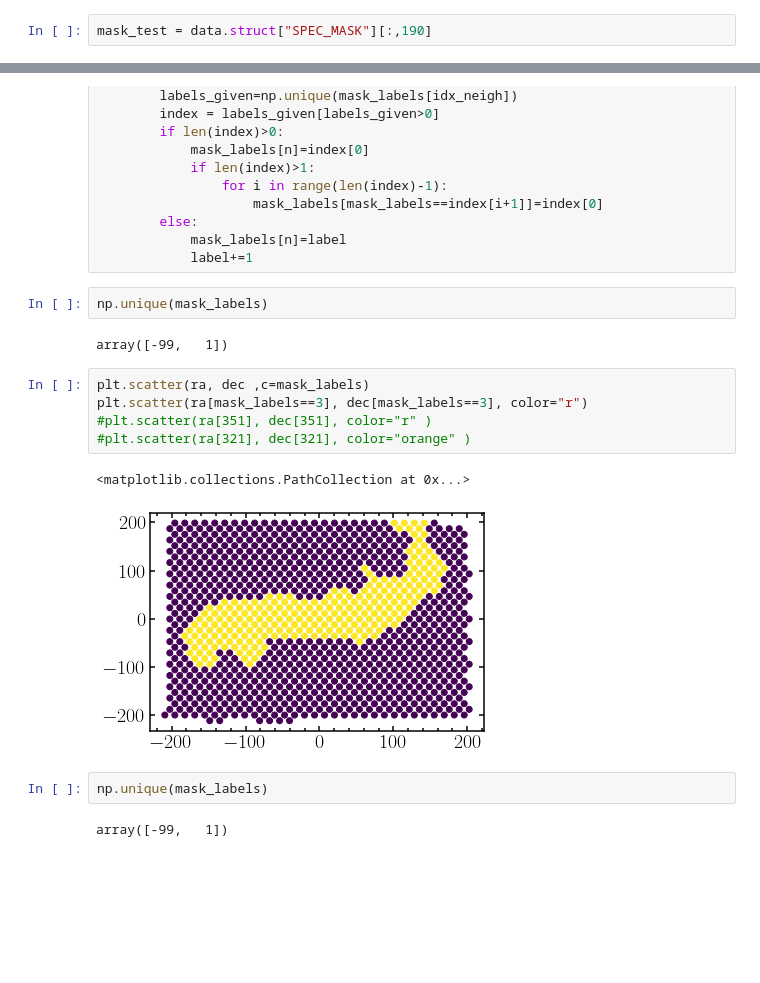
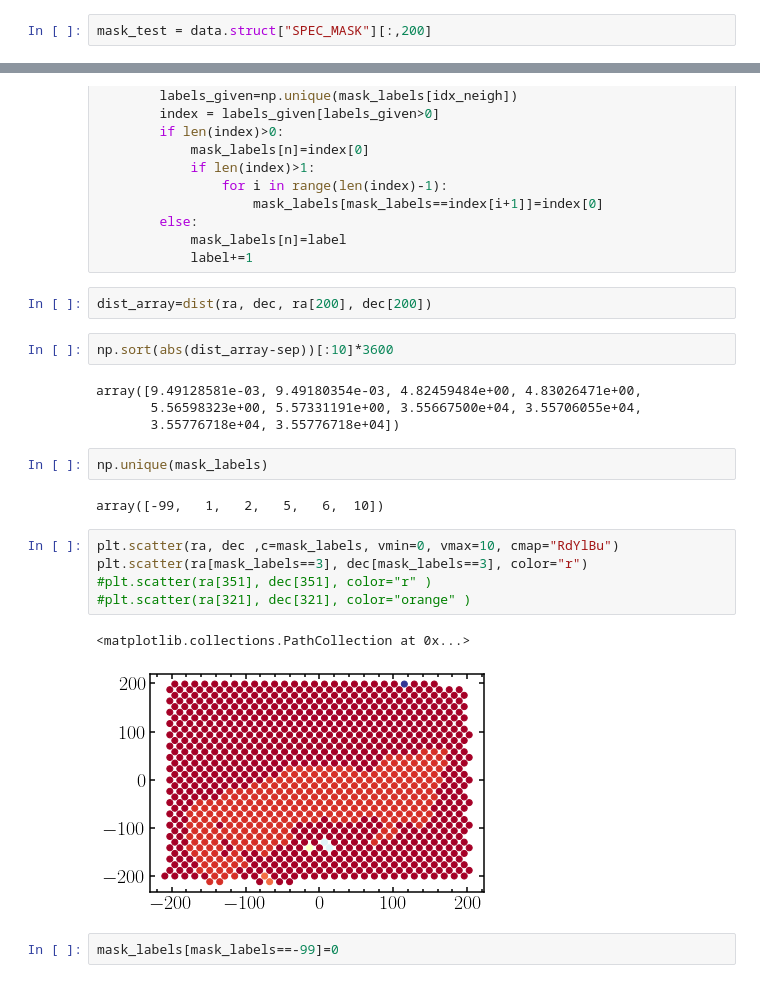
Before and after one commit to AG-Bigiel/PyStructure-dev, a Jupyter notebook: PyStructure_v3/Improve_PyStructure.ipynb, the cells around one changed output, grey strips where cells are left out. Cells and saved outputs as stored; diff of their text form; blank space fills up the shorter version.

```diff
--- a/PyStructure_v3/Improve_PyStructure.ipynb
+++ b/PyStructure_v3/Improve_PyStructure.ipynb
@@ -68,7 +64,7 @@ plt.plot(data.struct["SPEC_VAL_12CO21"][422,:])
 [<matplotlib.lines.Line2D at 0x...>]
 [figure]
 # %%
-mask_test = data.struct["SPEC_MASK"][:,190]
+mask_test = data.struct["SPEC_MASK"][:,200]
 # %%
 def dist(ra, dec, ra_c, dec_c):
     return np.sqrt((ra-ra_c)**2+(dec-dec_c)**2)
@@ -96,19 +92,25 @@ for n in range(len(mask_labels)):
         else:
             mask_labels[n]=label
             label+=1
+# %%
+dist_array=dist(ra, dec, ra[200], dec[200])
+# %%
+np.sort(abs(dist_array-sep))[:10]*3600
+# %% [output]
+array([9.49128581e-03, 9.49180354e-03, 4.82459484e+00, 4.83026471e+00,
+       5.56598323e+00, 5.57331191e+00, 3.55667500e+04, 3.55706055e+04,
+       3.55776718e+04, 3.55776718e+04])
 # %%
 np.unique(mask_labels)
 # %% [output]
-array([-99,   1])
+array([-99,   1,   2,   5,   6,  10])
 # %%
-plt.scatter(ra, dec ,c=mask_labels)
+plt.scatter(ra, dec ,c=mask_labels, vmin=0, vmax=10, cmap="RdYlBu")
 plt.scatter(ra[mask_labels==3], dec[mask_labels==3], color="r")
 #plt.scatter(ra[351], dec[351], color="r" )
 #plt.scatter(ra[321], dec[321], color="orange" )
 # %% [output]
 <matplotlib.collections.PathCollection at 0x...>
-[figure, old version]
+[figure, new version]
-# %%
-np.unique(mask_labels)
-# %% [output]
-array([-99,   1])
+# %%
+mask_labels[mask_labels==-99]=0
```
Also changed, not shown: parts of 2 cells of this notebook, 1 other file.
